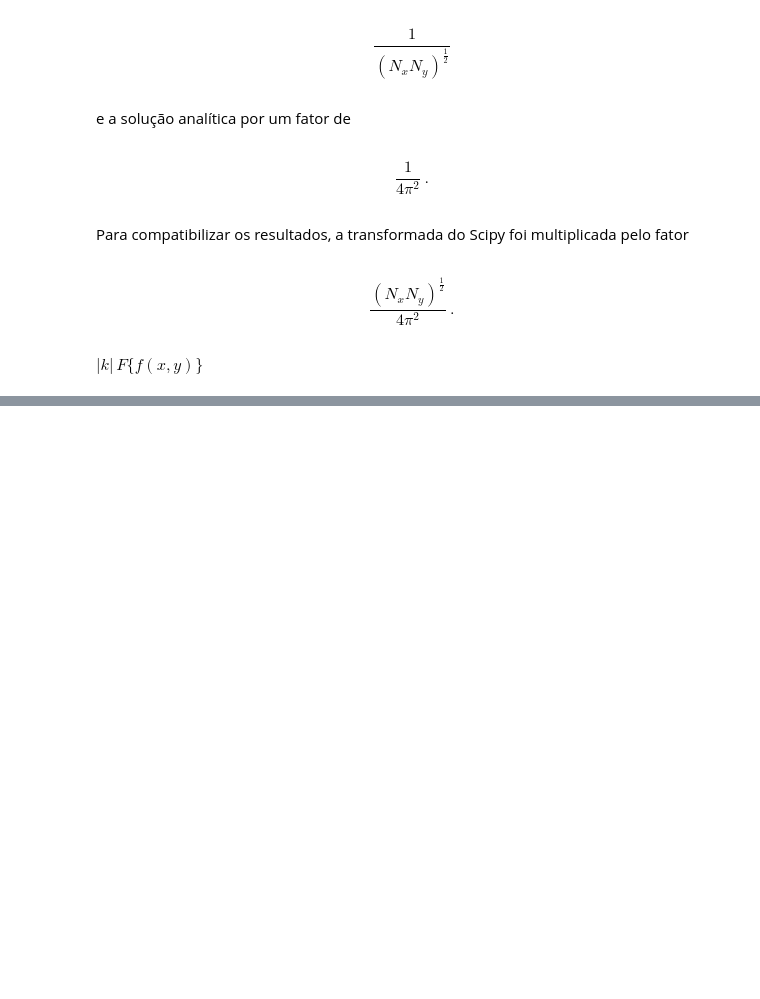
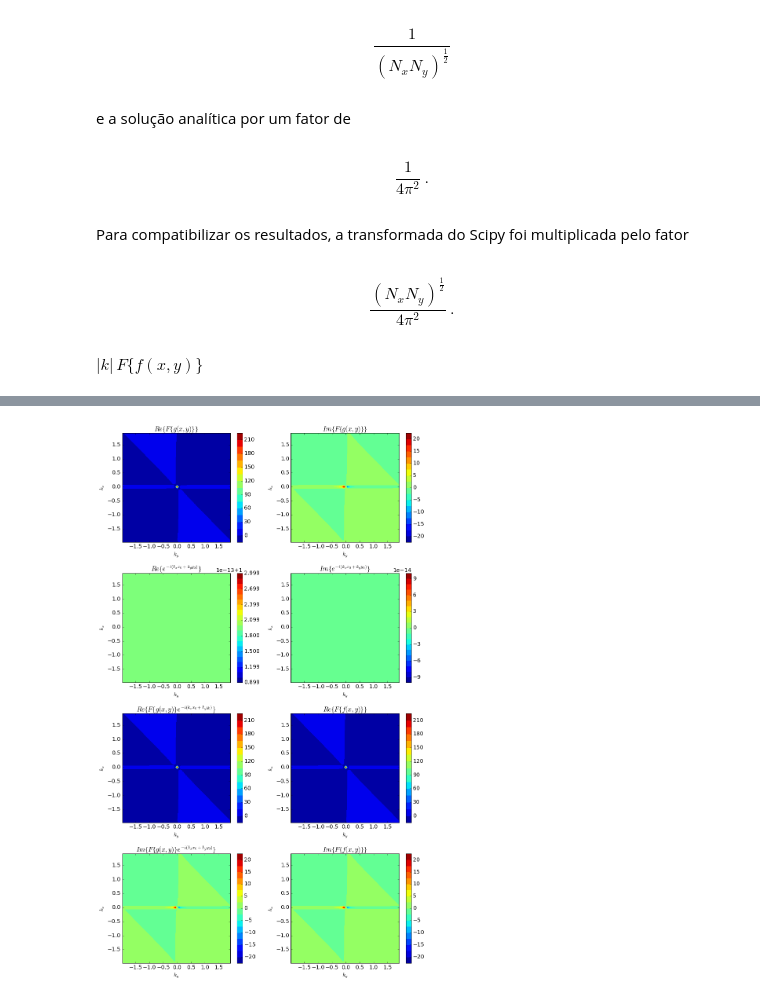
Before and after one commit to birocoles/Disciplina-metodos-potenciais, a Jupyter notebook: Aulas/Fourier/TF_inv_distancia.ipynb, the cells around one changed output, grey strips where cells are left out. Cells and saved outputs as stored; diff of their text form; code cells hidden in the pictures; blank space fills up the shorter version.

```diff
--- a/Aulas/Fourier/TF_inv_distancia.ipynb
+++ b/Aulas/Fourier/TF_inv_distancia.ipynb
@@ -249,4 +249,4 @@ g = c/l
 # %%
 e = np.exp(-1j*(kx*x0 + ky*y0))
 # %%
-F_ge = fft2(g*e)
+F_g = fft2(g)
@@ -284,0 +253,56 @@ plt.show()
+# %%
+F_g_e = F_g*e
+# %%
+plt.figure(figsize=(12,20))
+plt.subplot(4,2,1)
+plt.title('$Re \lbrace{ F \lbrace g(x,y) \\rbrace \\rbrace}$')
+plt.contourf(fftshift(ky),fftshift(kx),fftshift(F_g).real,20)
+plt.colorbar()
+plt.xlabel('$k_{y}$')
+plt.ylabel('$k_{x}$')
+plt.subplot(4,2,2)
+plt.title('$Im \lbrace{ F \lbrace g(x,y) \\rbrace \\rbrace}$')
+plt.contourf(fftshift(ky),fftshift(kx),fftshift(F_g).imag,20)
+plt.colorbar()
+plt.xlabel('$k_{y}$')
+plt.ylabel('$k_{x}$')
+plt.subplot(4,2,3)
+plt.title('$Re \lbrace{ e^{-i(k_{x} x_{0} + k_{y} y_{0})} \\rbrace}$')
+plt.contourf(fftshift(ky),fftshift(kx),fftshift(e).real,20)
+plt.colorbar()
+plt.xlabel('$k_{y}$')
+plt.ylabel('$k_{x}$')
+plt.subplot(4,2,4)
+plt.title('$Im \lbrace{ e^{-i(k_{x} x_{0} + k_{y} y_{0})} \\rbrace}$')
+plt.contourf(fftshift(ky),fftshift(kx),fftshift(e).imag,20)
+plt.colorbar()
+plt.xlabel('$k_{y}$')
+plt.ylabel('$k_{x}$')
+plt.subplot(4,2,5)
+plt.title('$Re \lbrace{ F \lbrace g(x,y) \\rbrace e^{-i(k_{x} x_{0} + k_{y} y_{0})} \\rbrace}$')
+plt.contourf(fftshift(ky),fftshift(kx),fftshift(F_g_e).real,20)
+plt.colorbar()
+plt.xlabel('$k_{y}$')
+plt.ylabel('$k_{x}$')
+plt.subplot(4,2,6)
+plt.title('$Re \lbrace{ F \lbrace f(x,y) \\rbrace \\rbrace}$')
+plt.contourf(fftshift(ky),fftshift(kx),fftshift(F_f).real,20)
+plt.colorbar()
+plt.xlabel('$k_{y}$')
+plt.ylabel('$k_{x}$')
+plt.subplot(4,2,7)
+plt.title('$Im \lbrace{ F \lbrace g(x,y) \\rbrace e^{-i(k_{x} x_{0} + k_{y} y_{0})} \\rbrace}$')
+plt.contourf(fftshift(ky),fftshift(kx),fftshift(F_g_e).imag,20)
+plt.colorbar()
+plt.xlabel('$k_{y}$')
+plt.ylabel('$k_{x}$')
+plt.subplot(4,2,8)
+plt.title('$Im \lbrace{ F \lbrace f(x,y) \\rbrace \\rbrace}$')
+plt.contourf(fftshift(ky),fftshift(kx),fftshift(F_f).imag,20)
+plt.colorbar()
+plt.xlabel('$k_{y}$')
+plt.ylabel('$k_{x}$')
+plt.tight_layout()
+plt.show()
+# %% [output]
+[figure, added]
```
Also changed, not shown: parts of 8 cells of this notebook.
